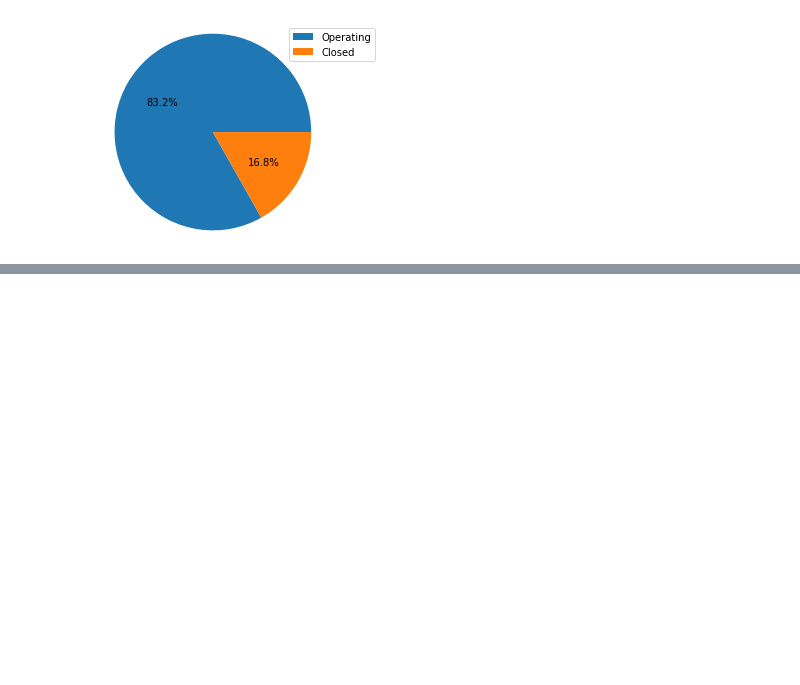
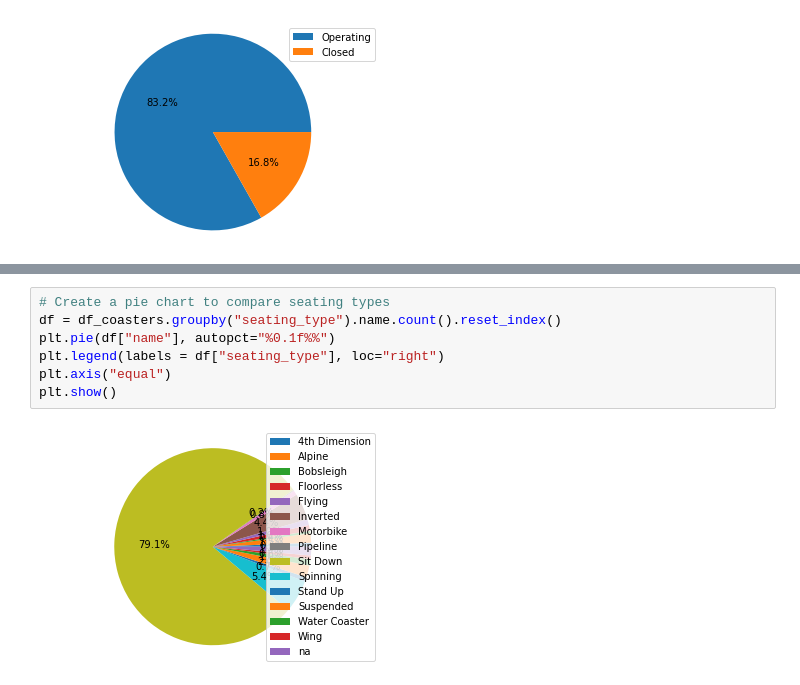
Before and after one commit to soyuz108/Roller-Coasters, a Jupyter notebook: Roller Coaster.ipynb, the cells around one changed output, grey strips where cells are left out. Drawn from its saved outputs; the diff is of its cells as text; blank space fills up the shorter version.

```diff
--- a/Roller Coaster.ipynb
+++ b/Roller Coaster.ipynb
@@ -260,0 +251,9 @@ pie_chart_status(df_coasters)
+# %%
+# Create a pie chart to compare seating types
+df = df_coasters.groupby("seating_type").name.count().reset_index()
+plt.pie(df["name"], autopct="%0.1f%%")
+plt.legend(labels = df["seating_type"], loc="right")
+plt.axis("equal")
+plt.show()
+# %% [output]
+[figure, added]
```
Also changed, not shown: parts of 8 cells of this notebook.
